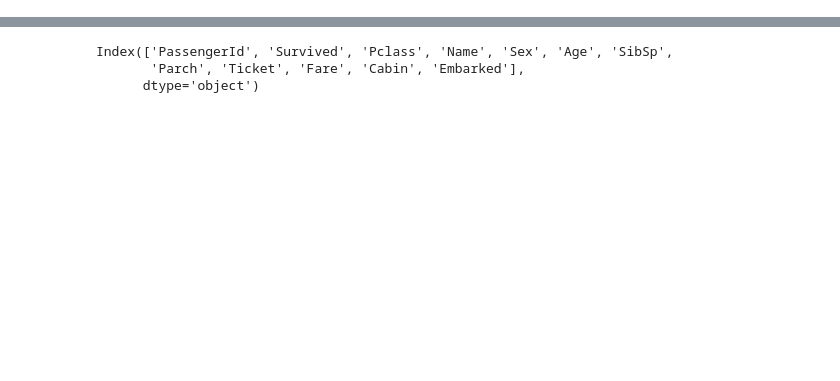
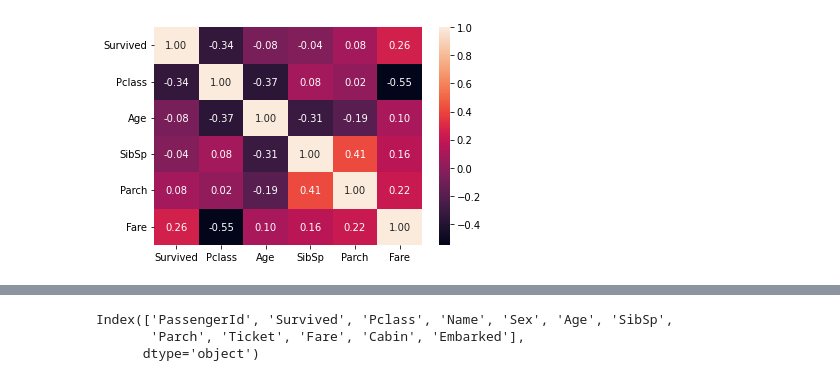
Before and after one commit to kimjy-par/kaggle, a Jupyter notebook: NeuralNetwork.ipynb, the cells around one changed output, grey strips where cells are left out. Cells and saved outputs as stored; diff of their text form; code cells hidden in the pictures; blank space fills up the shorter version.

```diff
--- a/NeuralNetwork.ipynb
+++ b/NeuralNetwork.ipynb
@@ -32,0 +78,6 @@ test_data
+# %%
+features = ["Survived", "Pclass", "Sex", "Age", "SibSp", "Parch", "Fare"]
+sns.heatmap(train_data[features].corr(), annot = True, fmt = ".2f")
+plt.show()
+# %% [output]
+[figure, added]
```
Also changed, not shown: parts of 27 cells of this notebook.
